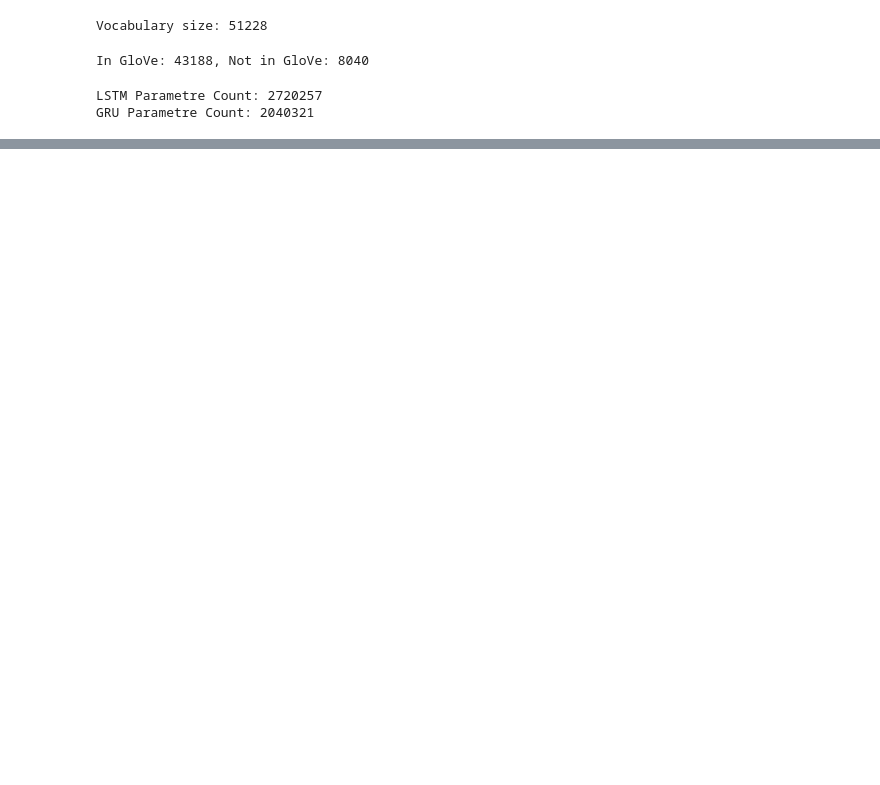
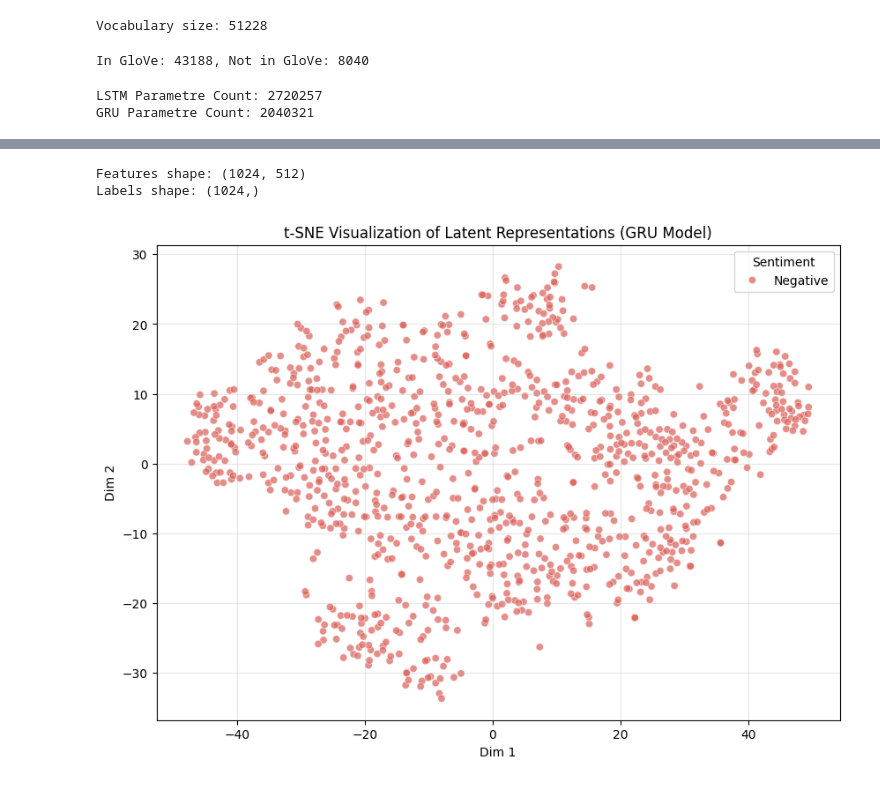
Before and after one commit to FurkiKARA/CENG543_Take_Home_Midterm, a Jupyter notebook: Q1_Sentiment_Analysis.ipynb, the cells around one changed output, grey strips where cells are left out. Saved outputs shown, nothing was run; the diff lists cells and outputs as text; code cells hidden in the pictures; blank space fills up the shorter version.

```diff
--- a/Q1_Sentiment_Analysis.ipynb
+++ b/Q1_Sentiment_Analysis.ipynb
@@ -719,0 +714,80 @@ Epoch: 03 | Time: 168s | Train Loss: 0.373 | Train Acc: 82.83% | Val Acc: 83.35%
+# %%
+import matplotlib.pyplot as plt
+from sklearn.manifold import TSNE
+import numpy as np
+import pandas as pd
+import seaborn as sns
+
+
+features = []
+labels_list = []
+
+def get_features_hook(module, input, output):
+    # hidden state
+    features.append(input[0].cpu().detach().numpy())
+
+
+target_model = trained_gru
+target_model.eval()
+
+
+handle = target_model.fc.register_forward_hook(get_features_hook)
+
+num_samples = 1000
+count = 0
+
+with torch.no_grad():
+    for labels, text in test_loader:
+        labels = labels.to(device)
+        text = text.to(device)
+
+        # Run the model
+        _ = target_model(text)
+
+        labels_list.extend(labels.cpu().numpy())
+
+        count += len(labels)
+        if count >= num_samples:
+            break
+
+
+handle.remove()
+
+# Concatenate lists
+features = np.concatenate(features, axis=0)[:count]
+labels = np.array(labels_list)[:count]
+
+print(f"Features shape: {features.shape}")
+print(f"Labels shape: {labels.shape}")
+
+# t-SNE
+tsne = TSNE(n_components=2, random_state=42, perplexity=30, n_iter=1000)
+tsne_results = tsne.fit_transform(features)
+
+
+# Creating DataFrame
+df_subset = pd.DataFrame()
+df_subset['tsne-2d-one'] = tsne_results[:,0]
+df_subset['tsne-2d-two'] = tsne_results[:,1]
+df_subset['Sentiment'] = ['Positive' if l == 1 else 'Negative' for l in labels]
+
+plt.figure(figsize=(10, 7))
+sns.scatterplot(
+    x="tsne-2d-one", y="tsne-2d-two",
+    hue="Sentiment",
+    palette=sns.color_palette("hls", 2),
+    data=df_subset,
+    legend="full",
+    alpha=0.7
+)
+
+plt.title('t-SNE Visualization of Latent Representations (GRU Model)')
+plt.xlabel('Dim 1')
+plt.ylabel('Dim 2')
+plt.grid(True, alpha=0.3)
+plt.savefig("Q1_tsne_visualization.png")
+plt.show()
+# %% [output]
+Features shape: (1024, 512)
+Labels shape: (1024,)
+[figure, added]
```
Also changed, not shown: parts of 10 cells of this notebook, 4 other files.
